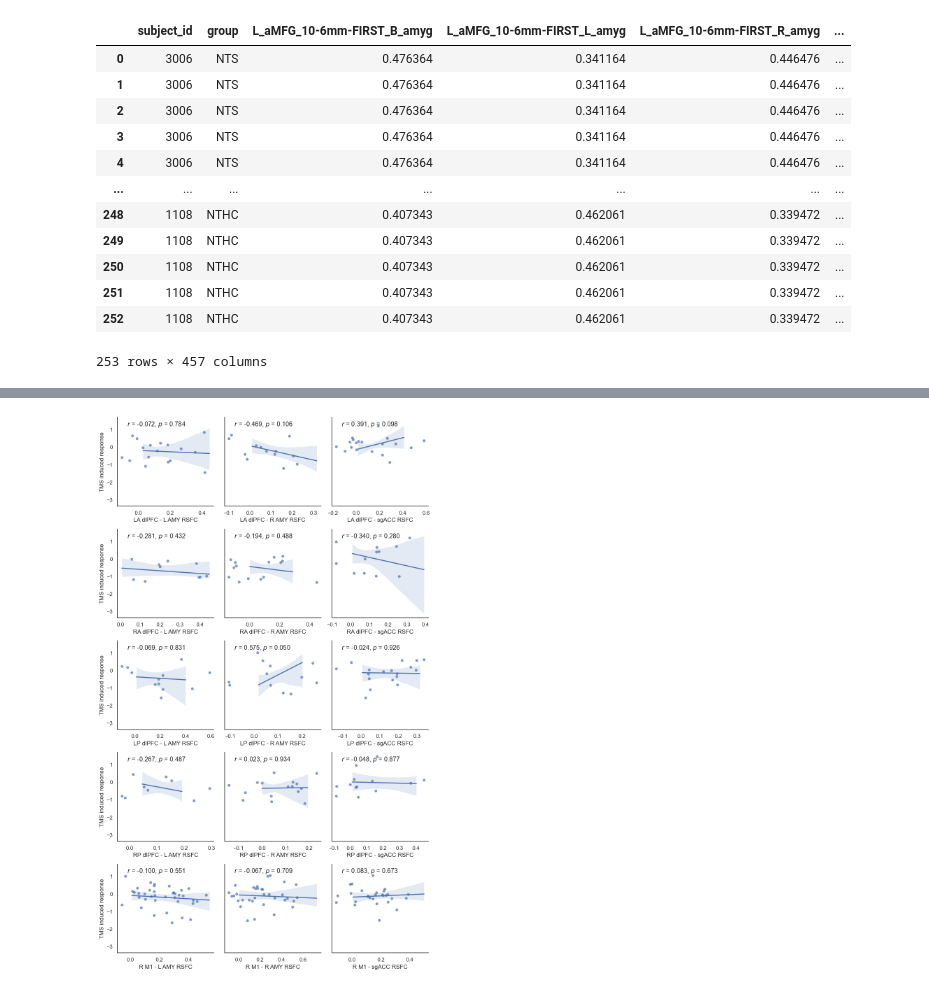
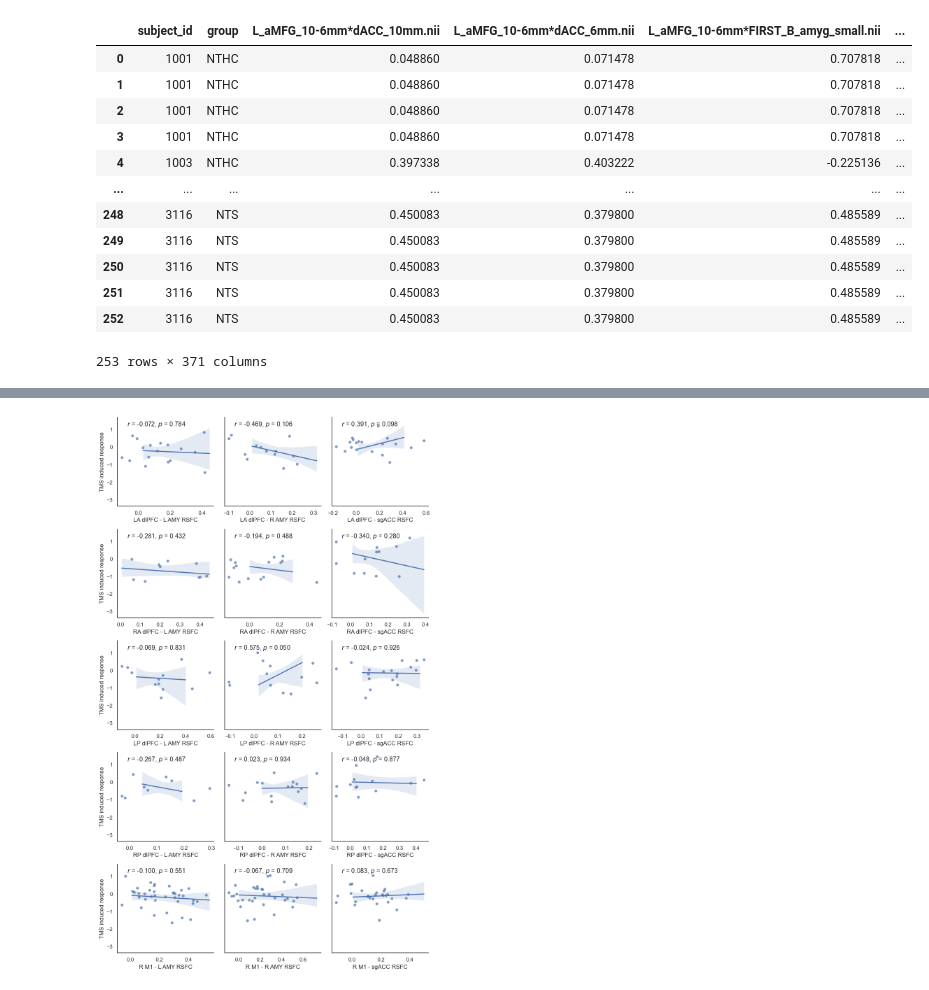
Before and after one commit to NxNiki/tms_fmri, a Jupyter notebook: nts_fmri_project/script03_functional_connectivity.ipynb, the cells around one changed output, grey strips where cells are left out. Cells and saved outputs as stored; diff of their text form; code cells hidden in the pictures.

```diff
--- a/nts_fmri_project/script03_functional_connectivity.ipynb
+++ b/nts_fmri_project/script03_functional_connectivity.ipynb
@@ -6,24 +6,32 @@ from tqdm import tqdm
 import numpy as np
 import re
 import warnings
+import os
 warnings.filterwarnings('ignore')
 
 # read fc time course:
-# input_dir = "data_fmri_time_course2/"
-input_dir = "data_fmri_time_course_conn/"
-input_dir2 = "data_fmri_time_course2/"
+input_dir = "data_fmri_time_course_seed/"
+input_dir2 = "data_fmri_time_course_target/"
 
-files_seed = natsorted(glob.glob(input_dir + "time_course_NTHC*.txt") +
-                       glob.glob(input_dir2 + "time_course_NTS*.txt"))
+output_dir = "out03_functional_connectivity_common_mask/"
 
-files_target = natsorted(glob.glob(input_dir + "time_course_target_NTHC*.txt") +
-                         glob.glob(input_dir2 + "time_course_target_NTS*.txt"))
+if not os.path.isdir(output_dir):
+    os.mkdir(output_dir)
+
+
+files_seed = natsorted(glob.glob(input_dir + "time_course_??HC*.txt")
+                       + glob.glob(input_dir + "time_course_NTS*.txt")
+                      )
+
+files_target = natsorted(glob.glob(input_dir2 + "time_course_target_??HC*.txt")
+                       + glob.glob(input_dir2 + "time_course_target_NTS*.txt")
+                        )
 
 df_connectivity = pd.DataFrame({
     'files_seed': files_seed,
     'files_target': files_target,
     'subject_id': [int(x[-8:-4]) for x in files_seed],
-    'group': [re.findall("NTHC|NTS", x)[0] for x in files_seed],
+    'group': [re.findall("TEHC|NTHC|NTS", x)[0] for x in files_seed],
 })
 
 
@@ -32,17 +40,19 @@ df1.pop(df1.columns[-1])
 seed_list = list(df1.columns)
 seed_list = ['_'.join(x.split('_')[1:]) for x in seed_list]
 print(seed_list)
+print(len(seed_list))
 
 df2 = pd.read_csv(files_target[0], sep = '\t')
 df2.pop(df2.columns[-1])
 target_list = list(df2.columns)
-target_list = ['_'.join(x.split('_')[1:-1]) for x in target_list]
+target_list = ['_'.join(x.split('_')[1:]) for x in target_list]
 print(target_list)
+print(len(target_list))
 
 # calculate pearson correlation between seed and target regions:
 for seed in df1:
     for target in df2:
-        col_label = '_'.join(seed.split('_')[1:]) + '-' + '_'.join(target.split('_')[1:-1])
+        col_label = '_'.join(seed.split('_')[1:]) + '*' + '_'.join(target.split('_')[1:])
         df_connectivity[col_label] = np.nan
 
 # select subjects identifed in script01_organize_subject_info:
@@ -312,5 +344,5 @@ fig = make_plot(data_plot, seed, xtick_label)
 # %%
-df_connectivity = pd.read_csv('out03_functional_connectivity_z.csv', )
+df_connectivity = pd.read_csv(output_dir + 'out03_functional_connectivity_z.csv', )
 
 # add mean response of amygdala (of current resting state data) to dataframe:
 # roi_name = ["FIRST_B_amyg_small", "FIRST_L_amyg_small", "FIRST_R_amyg_small"]
@@ -328,46 +360,50 @@ df_connectivity = pd.read_csv('out03_functional_connectivity_z.csv', )
 # add tms induced responsed in amygdala (of tms session) to dataframe:
 
 col = [
 #     "FSL_R_Amy_thr40",
 #     "ROI_R_Amy_Com_MNI",
     "FIRST_R_amyg_small",
 #     "ROI_B_Amy_Com_MNI",
 #     "FSL_L_Amy_thr40",
     "FIRST_B_amyg_small",
 #     "FSL_B_Amy_thr40",
 #     "ROI_L_Amy_Com_MNI",
     "FIRST_L_amyg_small",
     "sgACC_6_16_-10_10mm",
+    'dACC_10mm',
+    'dACC_6mm',
+    'l-dACC_2mm_mask',
+    'r-dACC_2mm_mask',
 ]
 
 ### select response data set:
 tms_response_hc = pd.read_csv("out02_img_file_info_nthc_tms_response.csv")
 # tms_response_hc = pd.read_csv('out02_img_file_info_nthc_tms_response_zscore_gm.3.csv')
 
 tms_response_mdd = pd.read_csv("out02_img_file_info_mdd_tms_response.csv")
 
 tms_response = pd.concat([tms_response_hc, tms_response_mdd], axis = 0, keys = ['HC', 'MDD'])
 # tms_response.reset_index(level = 0, inplace = True, names = 'group')
 tms_response.reset_index(level = 0, inplace = True)
 tms_response.rename(columns = {'level_0': 'group'}, inplace = True)
 tms_response = tms_response[['subject_id', 'site'] + col]
 
 df_connectivity_merge = df_connectivity.merge(tms_response, on = 'subject_id', how = 'inner')
 df_connectivity_merge
 # %% [output]
-|  | subject_id | group | L_aMFG_10-6mm-FIRST_B_amyg | L_aMFG_10-6mm-FIRST_L_amyg | L_aMFG_10-6mm-FIRST_R_amyg | ... |
-| 0 | 3006 | NTS | 0.476364 | 0.341164 | 0.446476 | ... |
-| 1 | 3006 | NTS | 0.476364 | 0.341164 | 0.446476 | ... |
-| 2 | 3006 | NTS | 0.476364 | 0.341164 | 0.446476 | ... |
-| 3 | 3006 | NTS | 0.476364 | 0.341164 | 0.446476 | ... |
-| 4 | 3006 | NTS | 0.476364 | 0.341164 | 0.446476 | ... |
+|  | subject_id | group | L_aMFG_10-6mm*dACC_10mm.nii | L_aMFG_10-6mm*dACC_6mm.nii | L_aMFG_10-6mm*FIRST_B_amyg_small.nii | ... |
+| 0 | 1001 | NTHC | 0.048860 | 0.071478 | 0.707818 | ... |
+| 1 | 1001 | NTHC | 0.048860 | 0.071478 | 0.707818 | ... |
+| 2 | 1001 | NTHC | 0.048860 | 0.071478 | 0.707818 | ... |
+| 3 | 1001 | NTHC | 0.048860 | 0.071478 | 0.707818 | ... |
+| 4 | 1003 | NTHC | 0.397338 | 0.403222 | -0.225136 | ... |
 | ... | ... | ... | ... | ... | ... | ... |
-| 248 | 1108 | NTHC | 0.407343 | 0.462061 | 0.339472 | ... |
-| 249 | 1108 | NTHC | 0.407343 | 0.462061 | 0.339472 | ... |
-| 250 | 1108 | NTHC | 0.407343 | 0.462061 | 0.339472 | ... |
-| 251 | 1108 | NTHC | 0.407343 | 0.462061 | 0.339472 | ... |
-| 252 | 1108 | NTHC | 0.407343 | 0.462061 | 0.339472 | ... |
+| 248 | 3116 | NTS | 0.450083 | 0.379800 | 0.485589 | ... |
+| 249 | 3116 | NTS | 0.450083 | 0.379800 | 0.485589 | ... |
+| 250 | 3116 | NTS | 0.450083 | 0.379800 | 0.485589 | ... |
+| 251 | 3116 | NTS | 0.450083 | 0.379800 | 0.485589 | ... |
+| 252 | 3116 | NTS | 0.450083 | 0.379800 | 0.485589 | ... |
-253 rows × 457 columns
+253 rows × 371 columns
 # %%
 # correlation between mean response at amygdala and FC with stimulate site:
 
```
Also changed, not shown: parts of 11 cells of this notebook, 9 other files.
